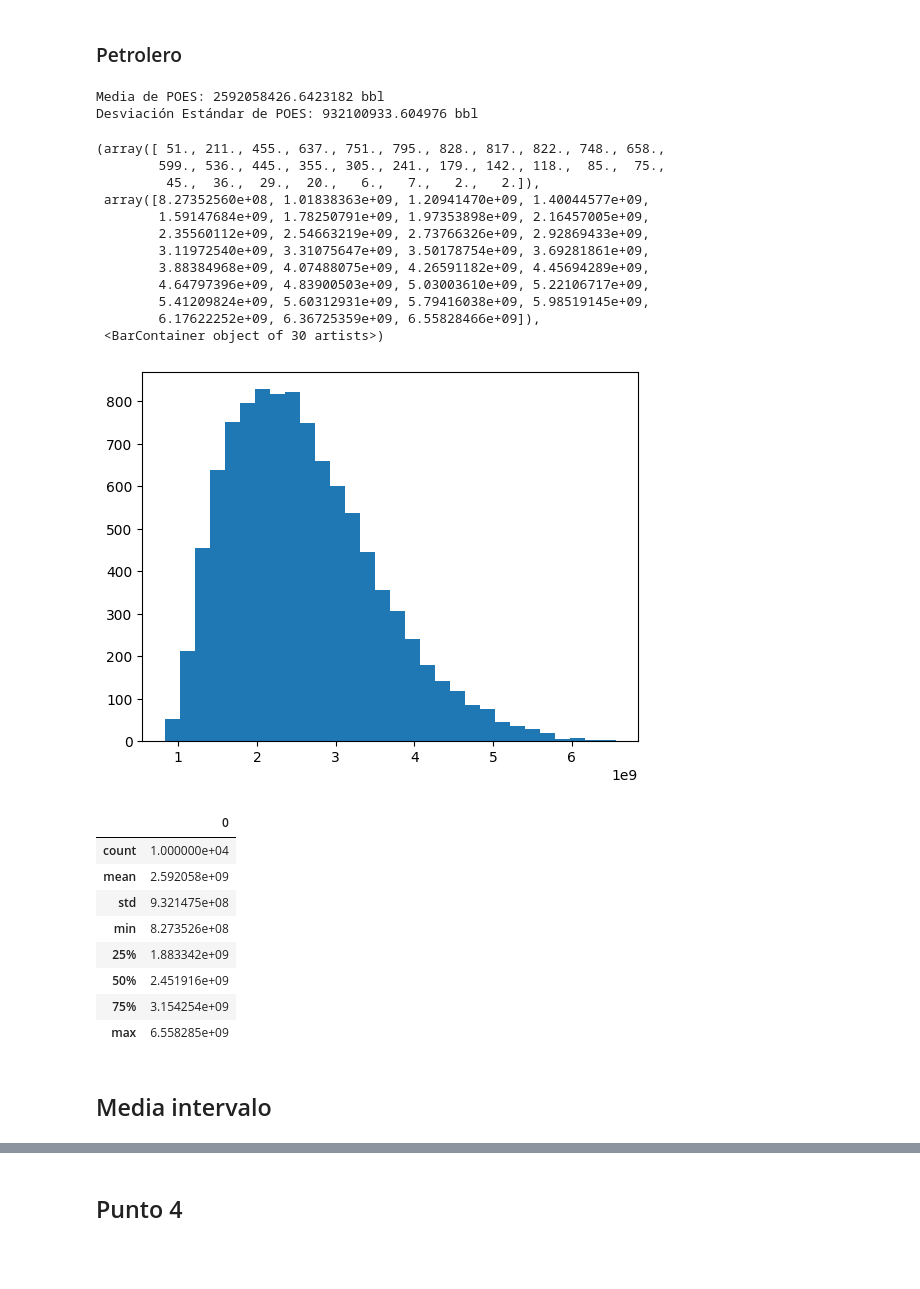
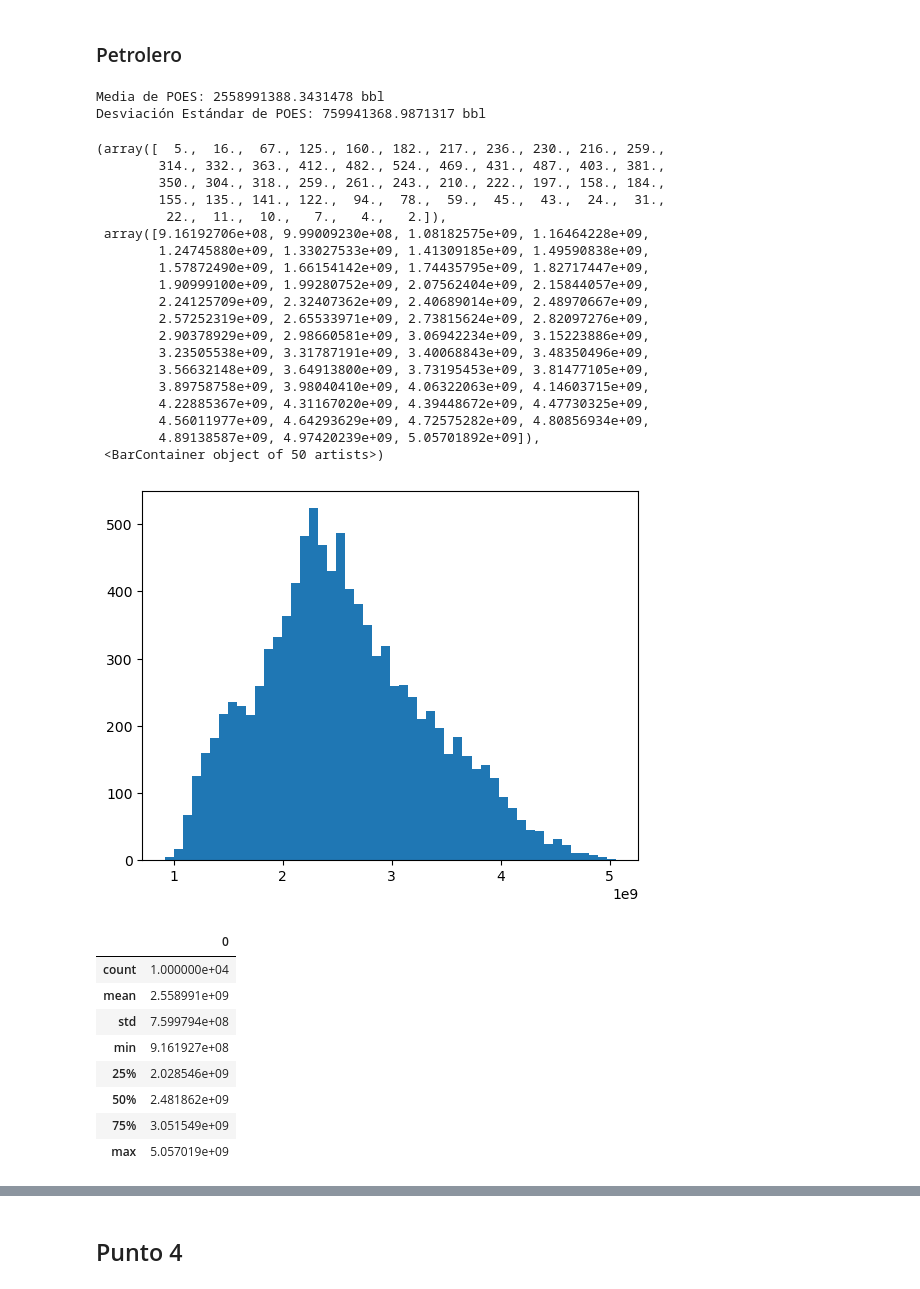
Before and after one commit to davidsmoreno/Analytics, a Jupyter notebook: Modelaje y Mejora De Procesos/Modulo Simulacion/Tarea4/Tarea_4.ipynb, the cells around one changed output, grey strips where cells are left out. Cells and saved outputs as stored; diff of their text form; code cells hidden in the pictures; blank space fills up the shorter version.

```diff
--- a/Modelaje y Mejora De Procesos/Modulo Simulacion/Tarea4/Tarea_4.ipynb
+++ b/Modelaje y Mejora De Procesos/Modulo Simulacion/Tarea4/Tarea_4.ipynb
@@ -221,15 +187,31 @@ plt.hist(saturacion_values, bins=30)
 ### Petrolero
 # %%
 import numpy as np
+from scipy.stats import beta
 
 # Número de simulaciones Montecarlo
 num_simulaciones = 10000
 
+##########Generación variable H####
+
+mu, sigma = 200, 10
+mu2, sigma2 = 380, 40
+X1 = np.random.normal(mu, sigma, 2000)
+X2 = np.random.normal(mu2, sigma2, 8000)
+left_skew_factor = 1.5  # Adjust this value to control the skewness
+X2 = mu2 - left_skew_factor * np.abs(X2 - mu2)
+X_binomial = np.concatenate([X1, X2])
+
+
+
 # Genera variables aleatorias para cada parámetro
 A_values = 805 # Área del campo en acres (rango entre 80 y 120)
-H_values = np.random.uniform(162, 407, num_simulaciones)   # Espesor de interés en pies (rango entre 40 y 60) # si esta
-porosidad_values = np.random.uniform(0.26, 0.27, num_simulaciones)  # Porosidad efectiva (rango entre 0.15 y 0.25) # Esta
-saturacion_values = beta.ppf([0.17,0.29,0.41]a=3,b=2.5,0.17, 0.41, num_simulaciones)  # Saturación de agua (rango entre 0.25 y 0.35) # Si esta#saturacion
+H_values = X_binomial   # Espesor de interés en pies (rango entre 162 y 407)
+porosidad_values = beta.rvs(3, 2,size = num_simulaciones)
+porosidad_values = porosidad_values * (0.28 - 0.26) + 0.26
+saturacion_values = beta.rvs(2, 2,size = num_simulaciones)
+saturacion_values = saturacion_values * (0.41 - 0.17) + 0.17 ##Normalizamos para nuestros valores
+  # Saturación de agua (rango entre 0.25 y 0.35)
 Boi_values = np.random.uniform(0.1,0.2, num_simulaciones)  # Factor volumétrico inicial del petróleo (rango entre 1.0 y 1.5)
 
 # Inicializa un arreglo para almacenar los resultados
@@ -248,36 +230,41 @@ desviacion_estandar_POES = np.std(POES_values)
 print("Media de POES:", media_POES, "bbl")
 print("Desviación Estándar de POES:", desviacion_estandar_POES, "bbl")
 # %% [output]
-Media de POES: 2592058426.6423182 bbl
-Desviación Estándar de POES: 932100933.604976 bbl
+Media de POES: 2558991388.3431478 bbl
+Desviación Estándar de POES: 759941368.9871317 bbl
 # %%
-plt.hist(POES_values, bins=30)
+plt.hist(POES_values, bins=50)
 # %% [output]
-(array([ 51., 211., 455., 637., 751., 795., 828., 817., 822., 748., 658.,
-        599., 536., 445., 355., 305., 241., 179., 142., 118.,  85.,  75.,
-         45.,  36.,  29.,  20.,   6.,   7.,   2.,   2.]),
- array([8.27352560e+08, 1.01838363e+09, 1.20941470e+09, 1.40044577e+09,
-        1.59147684e+09, 1.78250791e+09, 1.97353898e+09, 2.16457005e+09,
-        2.35560112e+09, 2.54663219e+09, 2.73766326e+09, 2.92869433e+09,
-        3.11972540e+09, 3.31075647e+09, 3.50178754e+09, 3.69281861e+09,
-        3.88384968e+09, 4.07488075e+09, 4.26591182e+09, 4.45694289e+09,
-        4.64797396e+09, 4.83900503e+09, 5.03003610e+09, 5.22106717e+09,
-        5.41209824e+09, 5.60312931e+09, 5.79416038e+09, 5.98519145e+09,
-        6.17622252e+09, 6.36725359e+09, 6.55828466e+09]),
- <BarContainer object of 30 artists>)
+(array([  5.,  16.,  67., 125., 160., 182., 217., 236., 230., 216., 259.,
+        314., 332., 363., 412., 482., 524., 469., 431., 487., 403., 381.,
+        350., 304., 318., 259., 261., 243., 210., 222., 197., 158., 184.,
+        155., 135., 141., 122.,  94.,  78.,  59.,  45.,  43.,  24.,  31.,
+         22.,  11.,  10.,   7.,   4.,   2.]),
+ array([9.16192706e+08, 9.99009230e+08, 1.08182575e+09, 1.16464228e+09,
+        1.24745880e+09, 1.33027533e+09, 1.41309185e+09, 1.49590838e+09,
+        1.57872490e+09, 1.66154142e+09, 1.74435795e+09, 1.82717447e+09,
+        1.90999100e+09, 1.99280752e+09, 2.07562404e+09, 2.15844057e+09,
+        2.24125709e+09, 2.32407362e+09, 2.40689014e+09, 2.48970667e+09,
+        2.57252319e+09, 2.65533971e+09, 2.73815624e+09, 2.82097276e+09,
+        2.90378929e+09, 2.98660581e+09, 3.06942234e+09, 3.15223886e+09,
+        3.23505538e+09, 3.31787191e+09, 3.40068843e+09, 3.48350496e+09,
+        3.56632148e+09, 3.64913800e+09, 3.73195453e+09, 3.81477105e+09,
+        3.89758758e+09, 3.98040410e+09, 4.06322063e+09, 4.14603715e+09,
+        4.22885367e+09, 4.31167020e+09, 4.39448672e+09, 4.47730325e+09,
+        4.56011977e+09, 4.64293629e+09, 4.72575282e+09, 4.80856934e+09,
+        4.89138587e+09, 4.97420239e+09, 5.05701892e+09]),
+ <BarContainer object of 50 artists>)
-[figure, old version]
+[figure, new version]
 # %%
 POES_values=pd.DataFrame(POES_values)
 POES_values.describe()
 # %% [output]
 |  | 0 |
 | count | 1.000000e+04 |
-| mean | 2.592058e+09 |
-| std | 9.321475e+08 |
-| min | 8.273526e+08 |
-| 25% | 1.883342e+09 |
-| 50% | 2.451916e+09 |
-| 75% | 3.154254e+09 |
-| max | 6.558285e+09 |
+| mean | 2.558991e+09 |
+| std | 7.599794e+08 |
+| min | 9.161927e+08 |
+| 25% | 2.028546e+09 |
+| 50% | 2.481862e+09 |
+| 75% | 3.051549e+09 |
+| max | 5.057019e+09 |
-# %% [markdown]
-## Media intervalo
```
Also changed, not shown: parts of 24 cells of this notebook, 14 other files.
